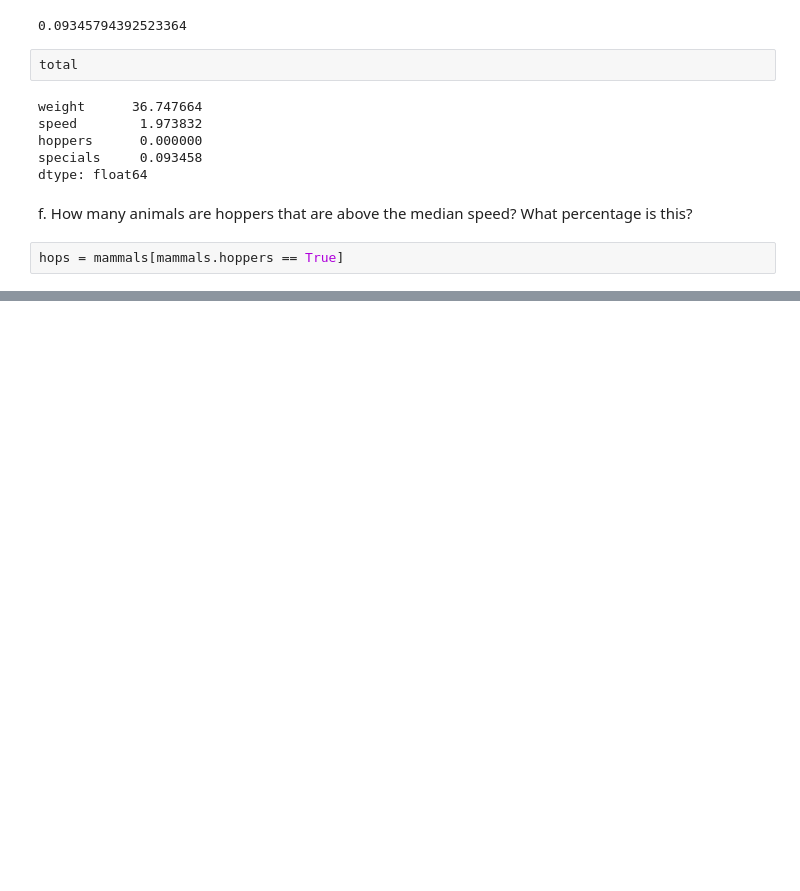
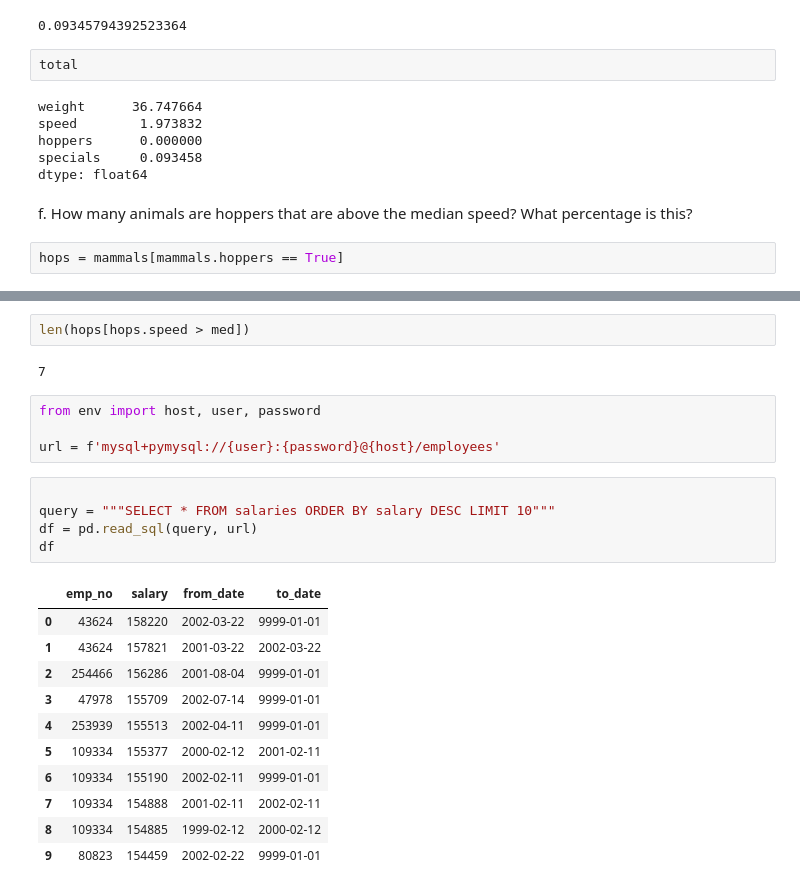
Before and after one commit to matt-c-knight/numpy-pandas-visualization-exercises, a Jupyter notebook: pandas_df_practice.ipynb, the cells around one changed output, grey strips where cells are left out. Drawn from its saved outputs; the diff is of its cells as text; blank space fills up the shorter version.

```diff
--- a/pandas_df_practice.ipynb
+++ b/pandas_df_practice.ipynb
@@ -374,0 +373,25 @@ med = mammals.speed.median()
+# %%
+len(hops[hops.speed > med])
+# %% [output]
+7
+# %%
+from env import host, user, password
+
+url = f'mysql+pymysql://{user}:{password}@{host}/employees'
+# %%
+
+query = """SELECT * FROM salaries ORDER BY salary DESC LIMIT 10"""
+df = pd.read_sql(query, url)
+df
+# %% [output]
+|  | emp_no | salary | from_date | to_date |
+| 0 | 43624 | 158220 | 2002-03-22 | 9999-01-01 |
+| 1 | 43624 | 157821 | 2001-03-22 | 2002-03-22 |
+| 2 | 254466 | 156286 | 2001-08-04 | 9999-01-01 |
+| 3 | 47978 | 155709 | 2002-07-14 | 9999-01-01 |
+| 4 | 253939 | 155513 | 2002-04-11 | 9999-01-01 |
+| 5 | 109334 | 155377 | 2000-02-12 | 2001-02-11 |
+| 6 | 109334 | 155190 | 2002-02-11 | 9999-01-01 |
+| 7 | 109334 | 154888 | 2001-02-11 | 2002-02-11 |
+| 8 | 109334 | 154885 | 1999-02-12 | 2000-02-12 |
+| 9 | 80823 | 154459 | 2002-02-22 | 9999-01-01 |
```
Also changed, not shown: parts of 6 cells of this notebook.
